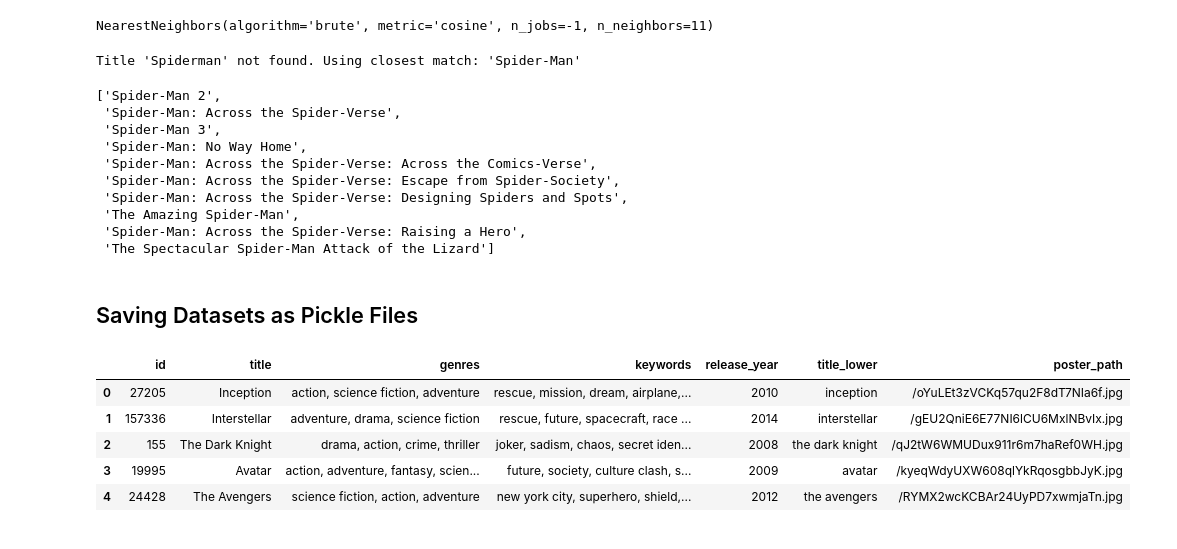
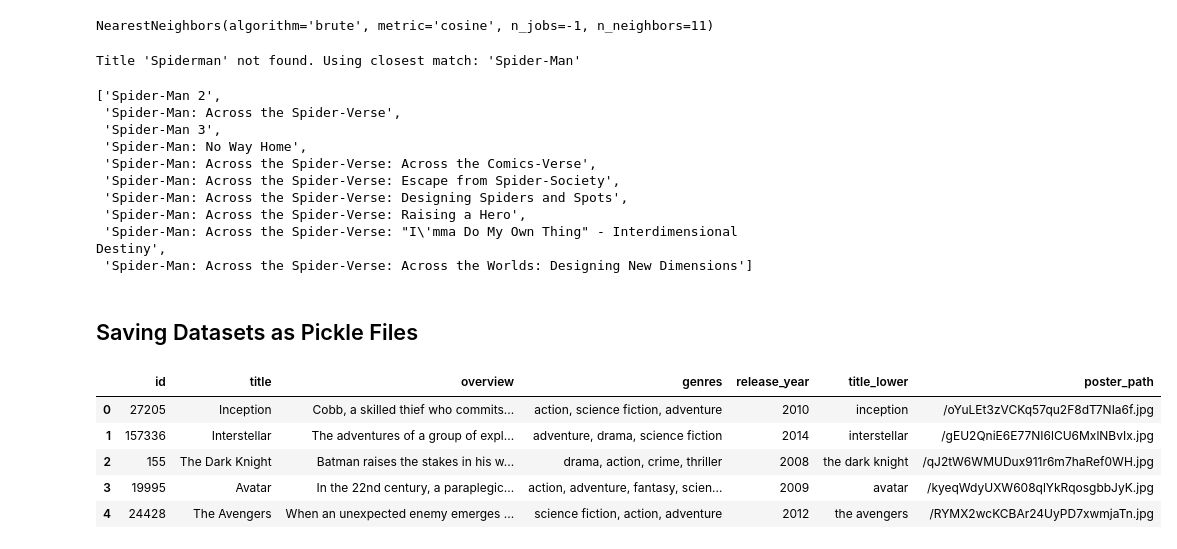
Before and after one commit to Lakes41/movie-recommendation-model, a Jupyter notebook: backend/main nb.ipynb, the cells around one changed output. Saved outputs shown, nothing was run; the diff lists cells and outputs as text; code cells hidden in the pictures.

```diff
--- a/backend/main nb.ipynb
+++ b/backend/main nb.ipynb
@@ -198,4 +211,5 @@ print(recent_5)
 # %%
-df_released = df_released[df_released['release_year'] <= 2025]
+# Subset the data to only include movies released between 1990 and 2025
+df_released = df_released[(df_released['release_year'] >= 1990) & (df_released['release_year'] <= 2025)]
 df_released.sort_values(by='release_year', ascending=False).head()
 # %% [output]
@@ -285,9 +301,6 @@ def clean_and_stem_overview(text):
 # Apply to overview column
 df2['overview_stemmed'] = df2['overview'].apply(clean_and_stem_overview)
 
-# Drop overview column
-df2.drop(columns=['overview'], inplace=True)
-
 # Preview the new column
 df2['overview_stemmed'].head()
 # %% [output]
@@ -491,21 +504,21 @@ Title 'Spiderman' not found. Using closest match: 'Spider-Man'
  'Spider-Man: Across the Spider-Verse: Across the Comics-Verse',
  'Spider-Man: Across the Spider-Verse: Escape from Spider-Society',
  'Spider-Man: Across the Spider-Verse: Designing Spiders and Spots',
- 'The Amazing Spider-Man',
  'Spider-Man: Across the Spider-Verse: Raising a Hero',
- 'The Spectacular Spider-Man Attack of the Lizard']
+ 'Spider-Man: Across the Spider-Verse: "I\'mma Do My Own Thing" - Interdimensional Destiny',
+ 'Spider-Man: Across the Spider-Verse: Across the Worlds: Designing New Dimensions']
 # %% [markdown]
 ## Saving Datasets as Pickle Files
 # %%
-df3 = df2[['id', 'title', 'genres', 'keywords', 'release_year', 'title_lower', 'poster_path']]
+df3 = df2[['id', 'title','overview', 'genres', 'release_year', 'title_lower', 'poster_path']]
 df3.head()
 # %% [output]
-|  | id | title | genres | keywords | release_year | title_lower | poster_path |
-| 0 | 27205 | Inception | action, science fiction, adventure | rescue, mission, dream, airplane,... | 2010 | inception | /oYuLEt3zVCKq57qu2F8dT7NIa6f.jpg |
-| 1 | 157336 | Interstellar | adventure, drama, science fiction | rescue, future, spacecraft, race ... | 2014 | interstellar | /gEU2QniE6E77NI6lCU6MxlNBvIx.jpg |
-| 2 | 155 | The Dark Knight | drama, action, crime, thriller | joker, sadism, chaos, secret iden... | 2008 | the dark knight | /qJ2tW6WMUDux911r6m7haRef0WH.jpg |
-| 3 | 19995 | Avatar | action, adventure, fantasy, scien... | future, society, culture clash, s... | 2009 | avatar | /kyeqWdyUXW608qlYkRqosgbbJyK.jpg |
-| 4 | 24428 | The Avengers | science fiction, action, adventure | new york city, superhero, shield,... | 2012 | the avengers | /RYMX2wcKCBAr24UyPD7xwmjaTn.jpg |
+|  | id | title | overview | genres | release_year | title_lower | poster_path |
+| 0 | 27205 | Inception | Cobb, a skilled thief who commits... | action, science fiction, adventure | 2010 | inception | /oYuLEt3zVCKq57qu2F8dT7NIa6f.jpg |
+| 1 | 157336 | Interstellar | The adventures of a group of expl... | adventure, drama, science fiction | 2014 | interstellar | /gEU2QniE6E77NI6lCU6MxlNBvIx.jpg |
+| 2 | 155 | The Dark Knight | Batman raises the stakes in his w... | drama, action, crime, thriller | 2008 | the dark knight | /qJ2tW6WMUDux911r6m7haRef0WH.jpg |
+| 3 | 19995 | Avatar | In the 22nd century, a paraplegic... | action, adventure, fantasy, scien... | 2009 | avatar | /kyeqWdyUXW608qlYkRqosgbbJyK.jpg |
+| 4 | 24428 | The Avengers | When an unexpected enemy emerges ... | science fiction, action, adventure | 2012 | the avengers | /RYMX2wcKCBAr24UyPD7xwmjaTn.jpg |
 # %%
 # Save/Update files as pickle files
 # The Dataframe
```
Also changed, not shown: parts of 7 cells of this notebook, 4 other files.
